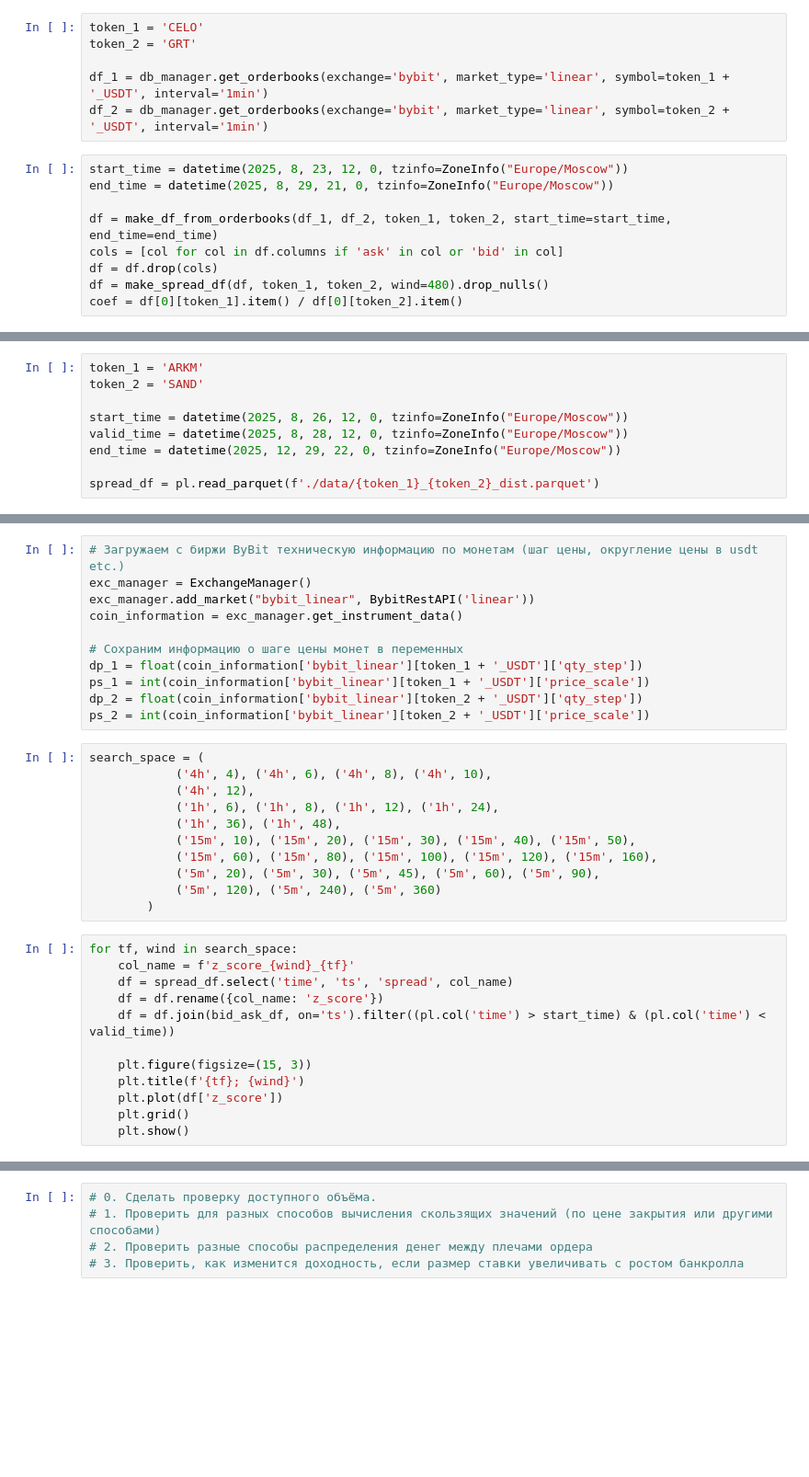
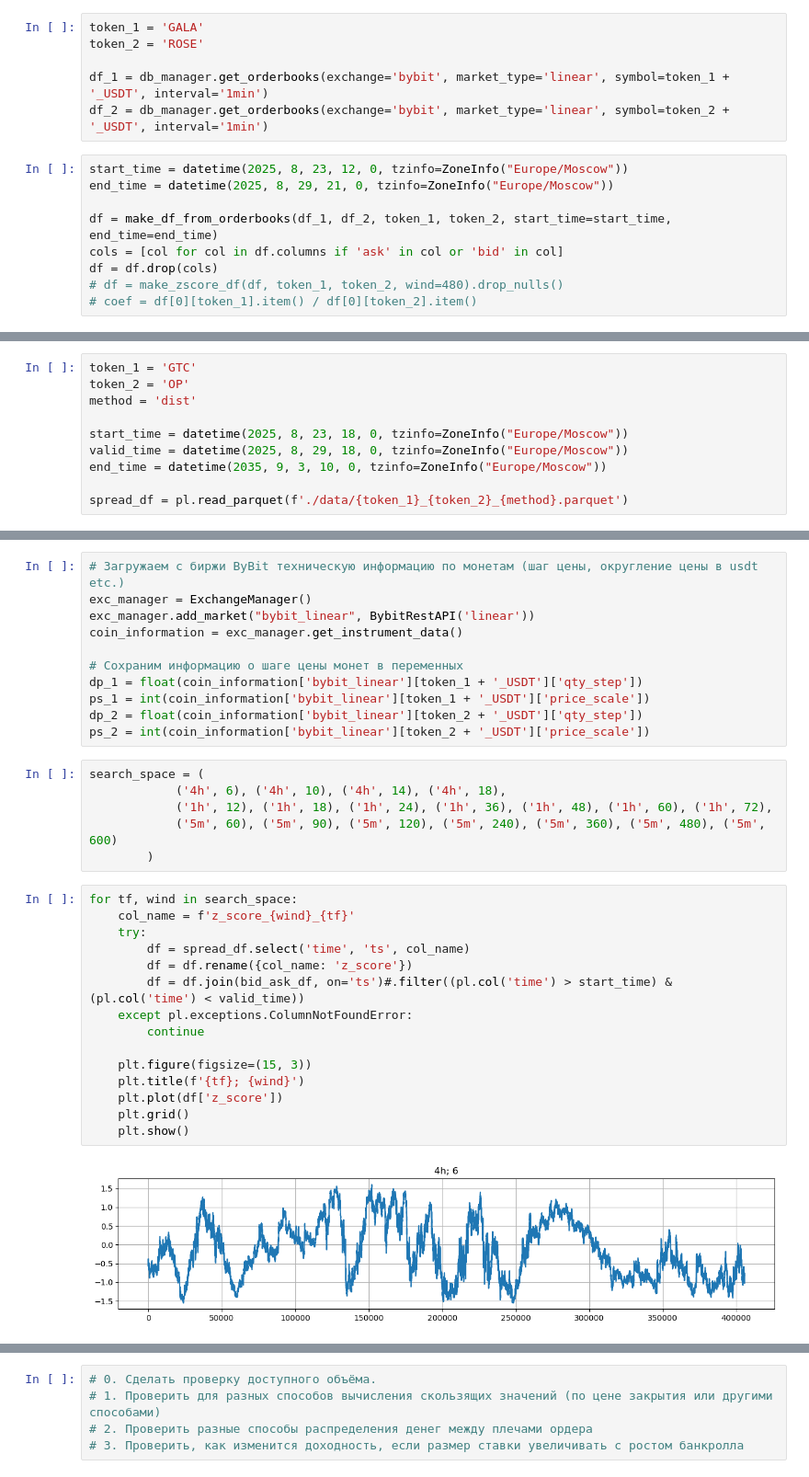
Before and after one commit to elterion/jaref_bot, a Jupyter notebook: Pair Trading.ipynb, the cells around one changed output, grey strips where cells are left out. Shown at 92% size. Cells and saved outputs as stored; diff of their text form; blank space fills up the shorter version.

```diff
--- a/Pair Trading.ipynb
+++ b/Pair Trading.ipynb
@@ -257,6 +342,6 @@ pl.DataFrame(results, schema=["coin1", "coin2", "dist"], orient="row").sort('dis
 # %%
-token_1 = 'CELO'
-token_2 = 'GRT'
+token_1 = 'GALA'
+token_2 = 'ROSE'
 
 df_1 = db_manager.get_orderbooks(exchange='bybit', market_type='linear', symbol=token_1 + '_USDT', interval='1min')
 df_2 = db_manager.get_orderbooks(exchange='bybit', market_type='linear', symbol=token_2 + '_USDT', interval='1min')
@@ -267,8 +352,8 @@ end_time = datetime(2025, 8, 29, 21, 0, tzinfo=ZoneInfo("Europe/Moscow"))
 df = make_df_from_orderbooks(df_1, df_2, token_1, token_2, start_time=start_time, end_time=end_time)
 cols = [col for col in df.columns if 'ask' in col or 'bid' in col]
 df = df.drop(cols)
-df = make_spread_df(df, token_1, token_2, wind=480).drop_nulls()
-coef = df[0][token_1].item() / df[0][token_2].item()
+# df = make_zscore_df(df, token_1, token_2, wind=480).drop_nulls()
+# coef = df[0][token_1].item() / df[0][token_2].item()
 # %%
 # Нарисуем график с нормализованными ценами
 date_col = 'bucket' if 'bucket' in df.columns else 'time'
@@ -325,11 +411,12 @@ from jaref_bot.config.credentials import host, user, password, db_name
 db_params = {'host': host, 'user': user, 'password': password, 'dbname': db_name}
 db_manager = DBManager(db_params)
 # %%
-token_1 = 'ARKM'
-token_2 = 'SAND'
+token_1 = 'GTC'
+token_2 = 'OP'
+method = 'dist'
 
-start_time = datetime(2025, 8, 26, 12, 0, tzinfo=ZoneInfo("Europe/Moscow"))
-valid_time = datetime(2025, 8, 28, 12, 0, tzinfo=ZoneInfo("Europe/Moscow"))
-end_time = datetime(2025, 12, 29, 22, 0, tzinfo=ZoneInfo("Europe/Moscow"))
+start_time = datetime(2025, 8, 23, 18, 0, tzinfo=ZoneInfo("Europe/Moscow"))
+valid_time = datetime(2025, 8, 29, 18, 0, tzinfo=ZoneInfo("Europe/Moscow"))
+end_time = datetime(2035, 9, 3, 10, 0, tzinfo=ZoneInfo("Europe/Moscow"))
 
-spread_df = pl.read_parquet(f'./data/{token_1}_{token_2}_dist.parquet')
+spread_df = pl.read_parquet(f'./data/{token_1}_{token_2}_{method}.parquet')
@@ -370,24 +475,24 @@ dp_2 = float(coin_information['bybit_linear'][token_2 + '_USDT']['qty_step'])
 ps_2 = int(coin_information['bybit_linear'][token_2 + '_USDT']['price_scale'])
 # %%
 search_space = (
-            ('4h', 4), ('4h', 6), ('4h', 8), ('4h', 10),
-            ('4h', 12),
-            ('1h', 6), ('1h', 8), ('1h', 12), ('1h', 24),
-            ('1h', 36), ('1h', 48),
-            ('15m', 10), ('15m', 20), ('15m', 30), ('15m', 40), ('15m', 50),
-            ('15m', 60), ('15m', 80), ('15m', 100), ('15m', 120), ('15m', 160),
-            ('5m', 20), ('5m', 30), ('5m', 45), ('5m', 60), ('5m', 90),
-            ('5m', 120), ('5m', 240), ('5m', 360)
+            ('4h', 6), ('4h', 10), ('4h', 14), ('4h', 18),
+            ('1h', 12), ('1h', 18), ('1h', 24), ('1h', 36), ('1h', 48), ('1h', 60), ('1h', 72),
+            ('5m', 60), ('5m', 90), ('5m', 120), ('5m', 240), ('5m', 360), ('5m', 480), ('5m', 600)
         )
 # %%
 for tf, wind in search_space:
     col_name = f'z_score_{wind}_{tf}'
-    df = spread_df.select('time', 'ts', 'spread', col_name)
-    df = df.rename({col_name: 'z_score'})
-    df = df.join(bid_ask_df, on='ts').filter((pl.col('time') > start_time) & (pl.col('time') < valid_time))
+    try:
+        df = spread_df.select('time', 'ts', col_name)
+        df = df.rename({col_name: 'z_score'})
+        df = df.join(bid_ask_df, on='ts')#.filter((pl.col('time') > start_time) & (pl.col('time') < valid_time))
+    except pl.exceptions.ColumnNotFoundError:
+        continue
 
     plt.figure(figsize=(15, 3))
     plt.title(f'{tf}; {wind}')
     plt.plot(df['z_score'])
     plt.grid()
     plt.show()
+# %% [output]
+[figure, added]
```
Also changed, not shown: parts of 63 cells of this notebook.
